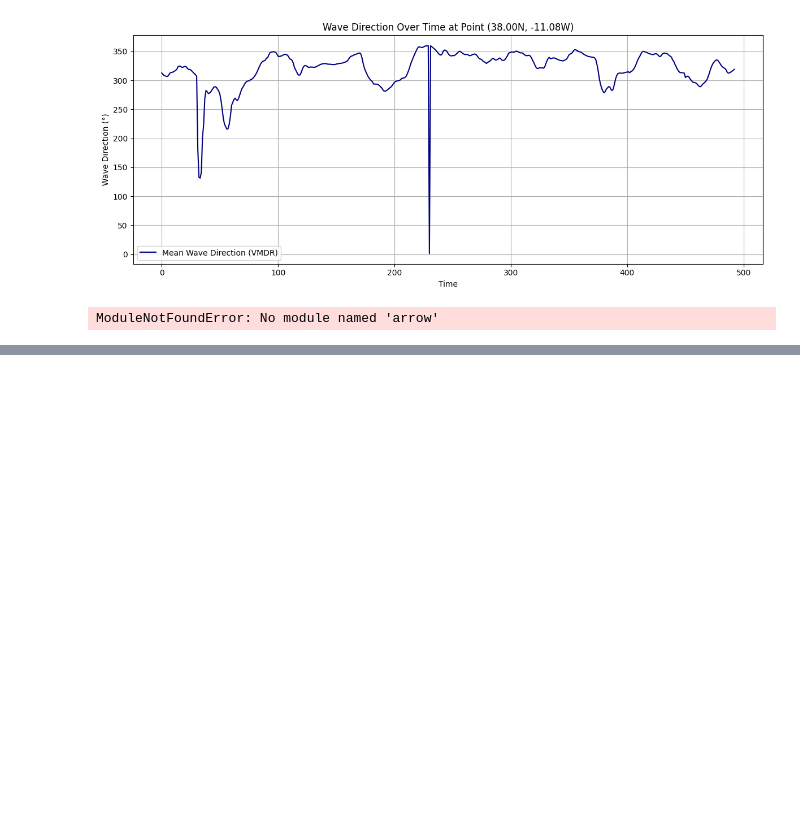
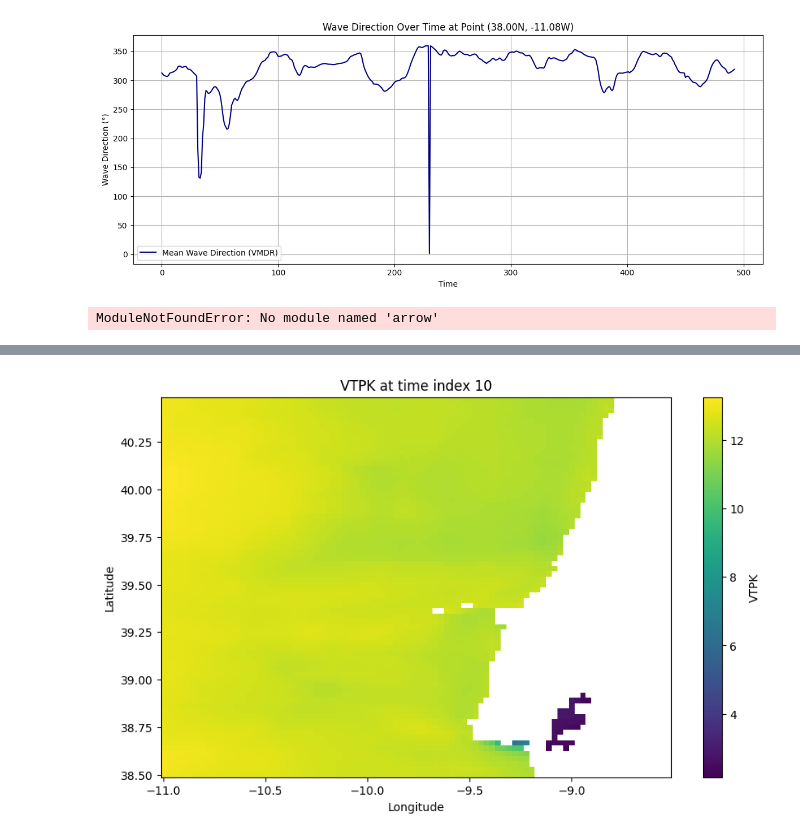
Before and after one commit to oghritik/Wave-Prediction, a Jupyter notebook: wave.ipynb, the cells around one changed output, grey strips where cells are left out. Saved outputs shown, nothing was run; the diff lists cells and outputs as text; code cells hidden in the pictures; blank space fills up the shorter version.

```diff
--- a/wave.ipynb
+++ b/wave.ipynb
@@ -411,0 +441,26 @@ ModuleNotFoundError: No module named 'arrow'
+# %%
+import numpy as np
+import matplotlib.pyplot as plt
+import netCDF4 as nc
+
+lat = ds2.variables['latitude'][:]
+lon = ds2.variables['longitude'][:]
+time = ds2.variables['time'][:]
+vtpk = ds2.variables['VTPK'][:]   # assume shape is (time, lat, lon)
+
+# Choose the timestep you want to plot
+t_index = 10
+
+# vtpk at first timestep
+vtpk_t0 = vtpk[t_index, :, :]
+
+# Make a plot
+plt.figure(figsize=(10, 6))
+plt.pcolormesh(lon, lat, vtpk_t0, shading='auto')
+plt.colorbar(label='VTPK')
+plt.xlabel('Longitude')
+plt.ylabel('Latitude')
+plt.title(f'VTPK at time index {t_index}')
+plt.show()
+# %% [output]
+[figure, added]
```
Also changed, not shown: parts of 8 cells of this notebook.
